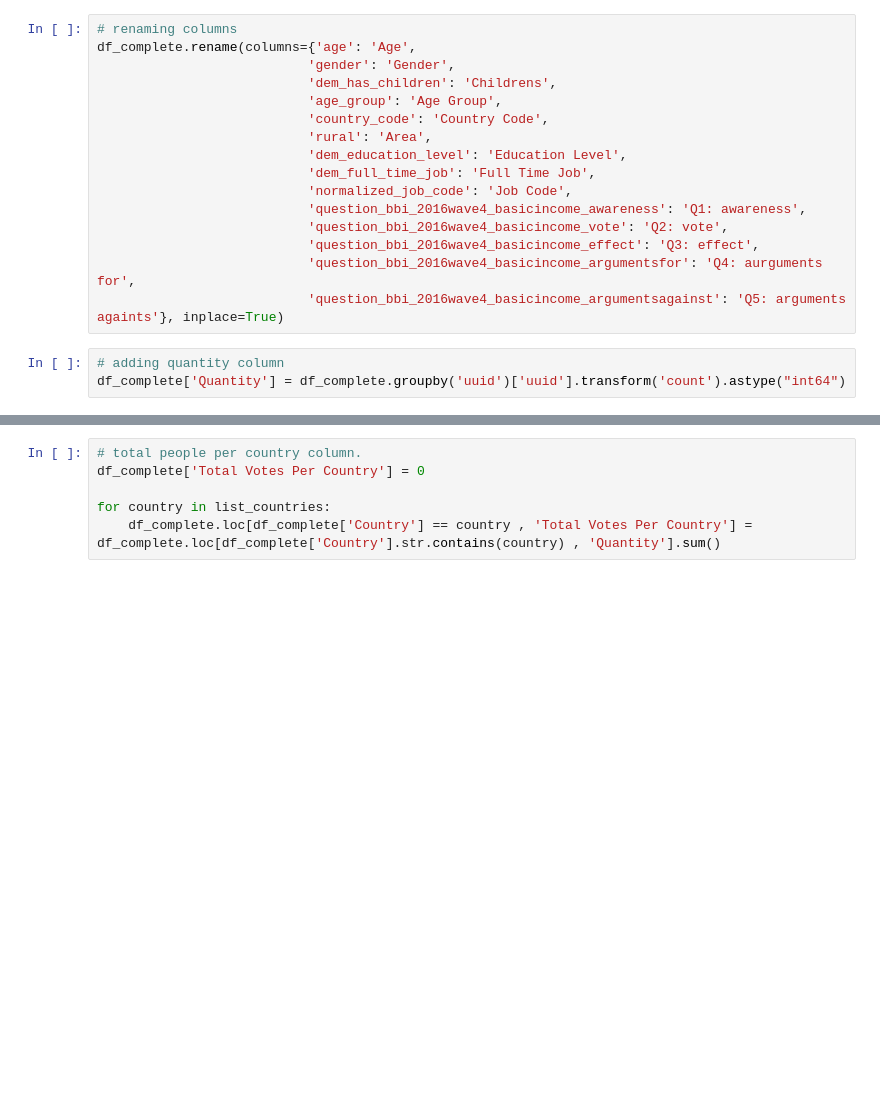
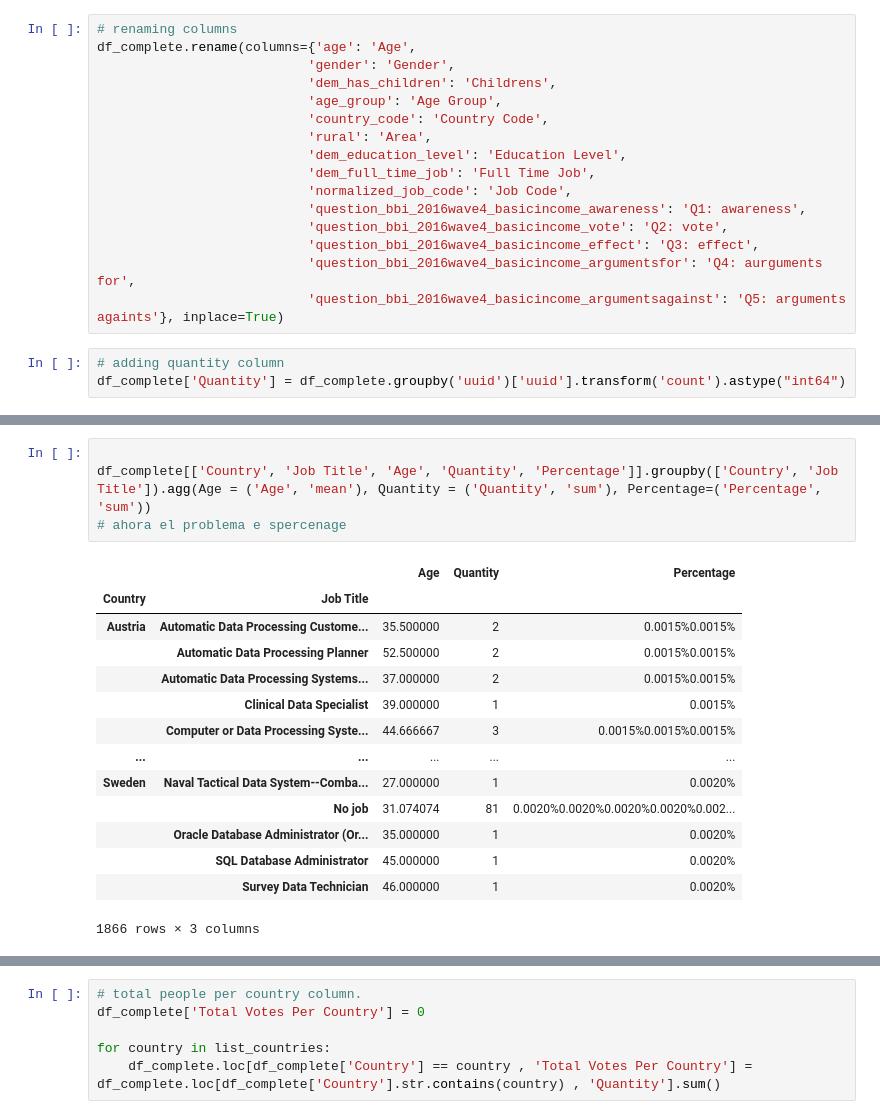
Before and after one commit to ssarahreyes/ih_datamadpt1120_project_m1, a Jupyter notebook: __trash__/CleaningData_draft.ipynb, the cells around one changed output, grey strips where cells are left out. Cells and saved outputs as stored; diff of their text form; blank space fills up the shorter version.

```diff
--- a/__trash__/CleaningData_draft.ipynb
+++ b/__trash__/CleaningData_draft.ipynb
@@ -168,0 +241,19 @@ df_complete['Quantity'] = df_complete.groupby('uuid')['uuid'].transform('count')
+# %%
+
+df_complete[['Country', 'Job Title', 'Age', 'Quantity', 'Percentage']].groupby(['Country', 'Job Title']).agg(Age = ('Age', 'mean'), Quantity = ('Quantity', 'sum'), Percentage=('Percentage', 'sum'))
+# ahora el problema e spercenage
+# %% [output]
+|  |  | Age | Quantity | Percentage |
+| Country | Job Title |  |  |  |
+| Austria | Automatic Data Processing Custome... | 35.500000 | 2 | 0.0015%0.0015% |
+|  | Automatic Data Processing Planner | 52.500000 | 2 | 0.0015%0.0015% |
+|  | Automatic Data Processing Systems... | 37.000000 | 2 | 0.0015%0.0015% |
+|  | Clinical Data Specialist | 39.000000 | 1 | 0.0015% |
+|  | Computer or Data Processing Syste... | 44.666667 | 3 | 0.0015%0.0015%0.0015% |
+| ... | ... | ... | ... | ... |
+| Sweden | Naval Tactical Data System--Comba... | 27.000000 | 1 | 0.0020% |
+|  | No job | 31.074074 | 81 | 0.0020%0.0020%0.0020%0.0020%0.002... |
+|  | Oracle Database Administrator (Or... | 35.000000 | 1 | 0.0020% |
+|  | SQL Database Administrator | 45.000000 | 1 | 0.0020% |
+|  | Survey Data Technician | 46.000000 | 1 | 0.0020% |
+1866 rows × 3 columns
```
Also changed, not shown: parts of 40 cells of this notebook, 11 other files.
